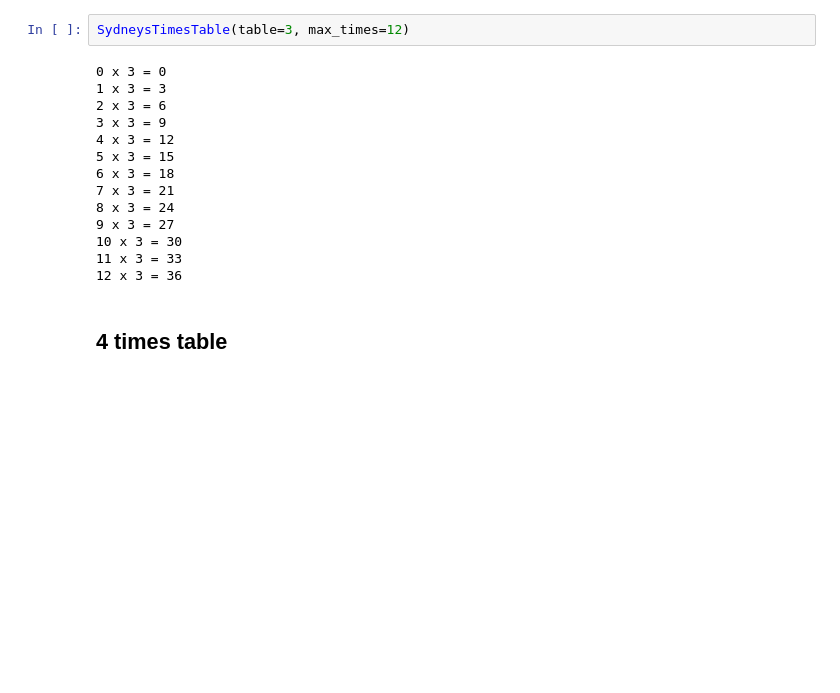
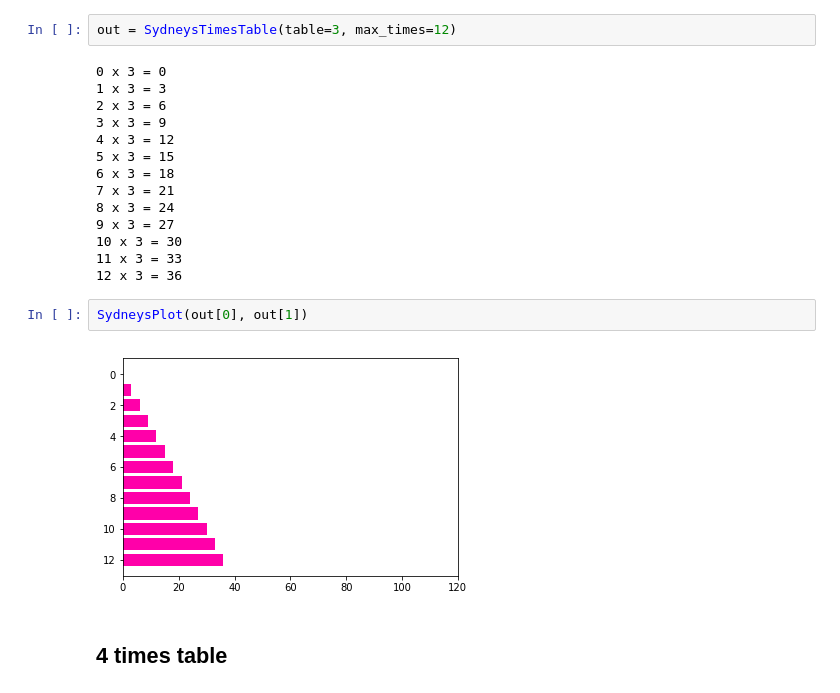
Before and after one commit to gromag/Sydney-Maths-for-5-6-7-years, a Jupyter notebook: SydneysTimesTables.ipynb, the cells around one changed output. Cells and saved outputs as stored; diff of their text form; blank space fills up the shorter version.

```diff
--- a/SydneysTimesTables.ipynb
+++ b/SydneysTimesTables.ipynb
@@ -48,7 +65,7 @@ SydneysTimesTable(table=2, max_times=12)
 # %% [markdown]
 ## 3 times table
 # %%
-SydneysTimesTable(table=3, max_times=12)
+out = SydneysTimesTable(table=3, max_times=12)
 # %% [output]
 0 x 3 = 0
 1 x 3 = 3
@@ -63,6 +80,10 @@ SydneysTimesTable(table=3, max_times=12)
 10 x 3 = 30
 11 x 3 = 33
 12 x 3 = 36
+# %%
+SydneysPlot(out[0], out[1])
+# %% [output]
+[figure, added]
 # %% [markdown]
 ## 4 times table
 # %%
```
Also changed, not shown: parts of 18 cells of this notebook.
